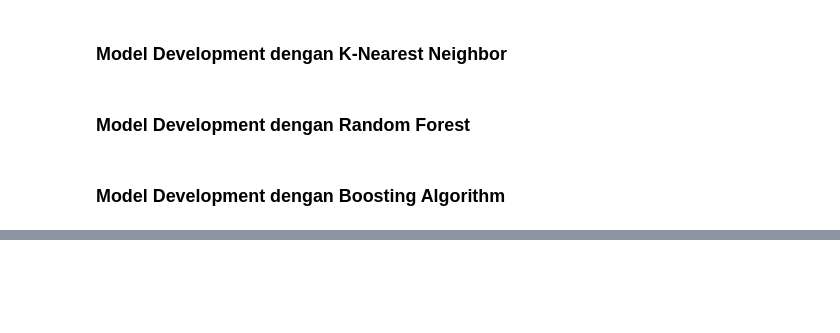
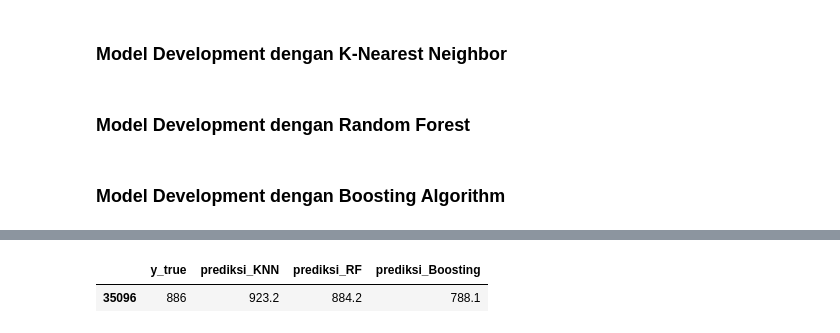
Before and after one commit to NumiKun/Machine-Learning-Terapan, a Jupyter notebook: Predictive Analytics/predictive_analytics.ipynb, the cells around one changed output, grey strips where cells are left out. Drawn from its saved outputs; the diff is of its cells as text; code cells hidden in the pictures; blank space fills up the shorter version.

```diff
--- a/Predictive Analytics/predictive_analytics.ipynb
+++ b/Predictive Analytics/predictive_analytics.ipynb
@@ -388,0 +419,10 @@ models.loc['train_mse','Boosting'] = mean_squared_error(y_pred=boosting.predict(
+# %%
+prediksi = X_test.iloc[:1].copy()
+pred_dict = {'y_true':y_test[:1]}
+for name, model in model_dict.items():
+    pred_dict['prediksi_'+name] = model.predict(prediksi).round(1)
+
+pd.DataFrame(pred_dict)
+# %% [output]
+|  | y_true | prediksi_KNN | prediksi_RF | prediksi_Boosting |
+| 35096 | 886 | 923.2 | 884.2 | 788.1 |
```
Also changed, not shown: parts of 4 cells of this notebook.
